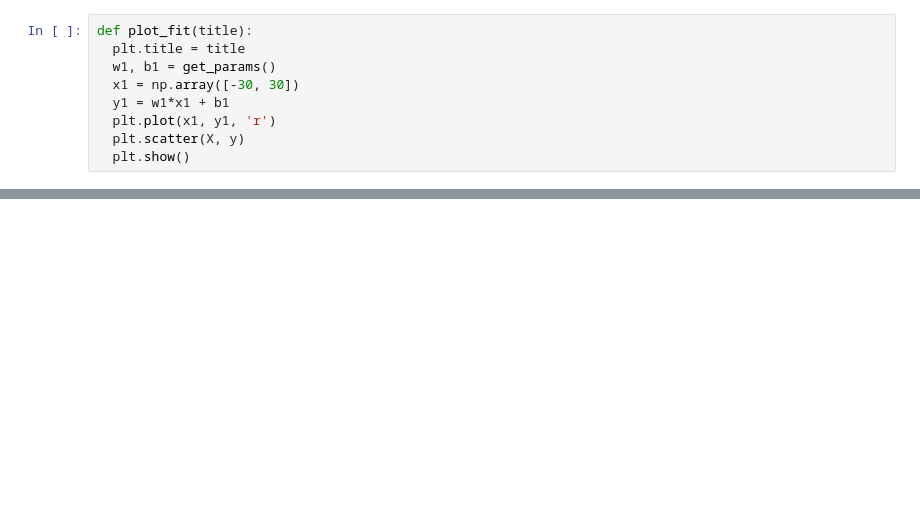
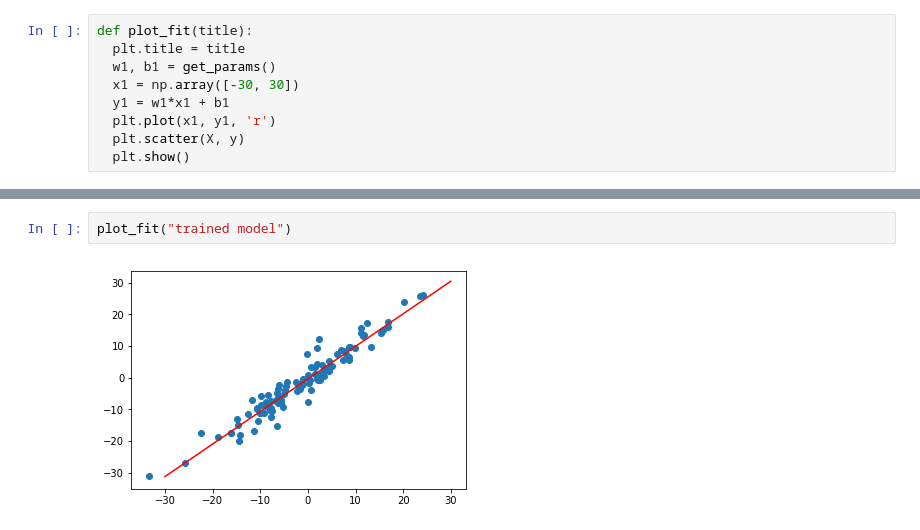
Before and after one commit to zvyag/PyTorch-for-Deep-Learning-and-Computer-Vision-Course-All-Codes-, a Jupyter notebook: pytorch_hello.ipynb, the cells around one changed output, grey strips where cells are left out. Drawn from its saved outputs; the diff is of its cells as text; blank space fills up the shorter version.

```diff
--- a/pytorch_hello.ipynb
+++ b/pytorch_hello.ipynb
@@ -232,0 +258,4 @@ for i in range(epochs):
+# %%
+plot_fit("trained model")
+# %% [output]
+[figure, added]
```
Also changed, not shown: parts of 5 cells of this notebook.
